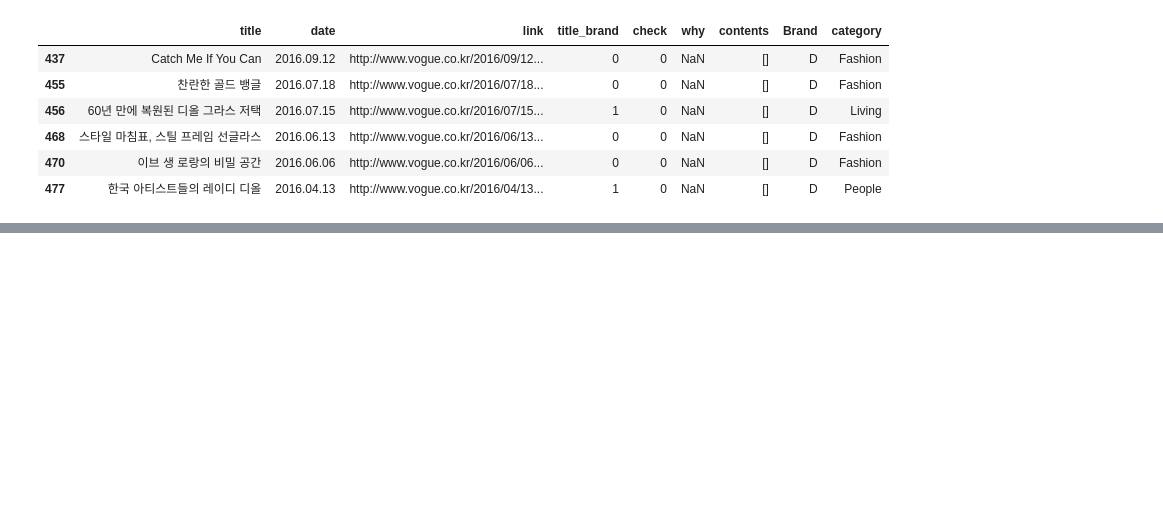
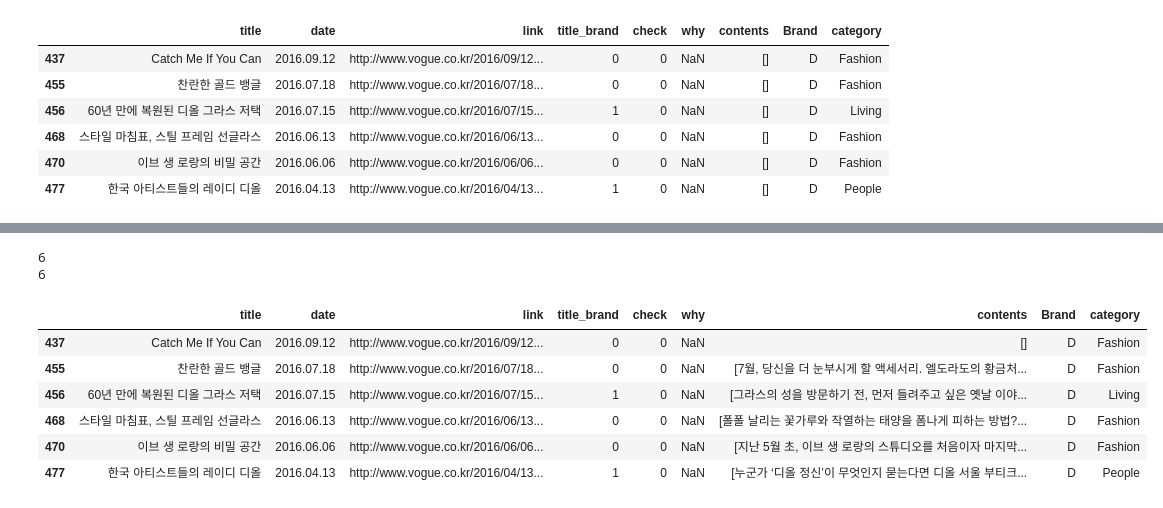
Before and after one commit to rosyminty/BLANDE, a Jupyter notebook: Vogue checking categories_Dior.ipynb, the cells around one changed output, grey strips where cells are left out. Drawn from its saved outputs; the diff is of its cells as text; code cells hidden in the pictures; blank space fills up the shorter version.

```diff
--- a/Vogue checking categories_Dior.ipynb
+++ b/Vogue checking categories_Dior.ipynb
@@ -681,0 +692,3 @@ V_D.iloc[cblank]
+# %%
+driver = webdriver.Chrome(path)     # 크롬 브라우저 제어할 수 있는 객체, 웹브라우저 실행
+driver
@@ -681,0 +697,6 @@ V_D.iloc[cblank]
+# %%
+cUrl = V_D['link'][456]
+driver.get(cUrl)
+# %%
+pghs = driver.find_elements_by_css_selector('p.wp-caption-text')
+pghs[0].text
@@ -681,0 +705,17 @@ V_D.iloc[cblank]
+# %%
+contents = []
+for i in cblank :
+    cUrl = V_D['link'][i]
+    driver.get(cUrl)
+    time.sleep(0.5)
+    pghs = driver.find_elements_by_css_selector('p.wp-caption-text')
+    # print(pghs)
+
+    paragraphs = []
+    for idx in range(len(pghs)) :
+        pgh = pghs[idx].text
+        paragraphs.append(pgh)
+    contents.append(paragraphs)
+    print(i)
+    print(paragraphs)
+    print('-'*100)
@@ -681,0 +741,17 @@ V_D.iloc[cblank]
+# %%
+print(len(cblank))
+print(len(contents))
+# %% [output]
+6
+6
+# %%
+V_D.iloc[cblank,6] = contents
+V_D.iloc[cblank,:]
+# %% [output]
+|  | title | date | link | title_brand | check | why | contents | Brand | category |
+| 437 | Catch Me If You Can | 2016.09.12 | http://www.vogue.co.kr/2016/09/12... | 0 | 0 | NaN | [] | D | Fashion |
+| 455 | 찬란한 골드 뱅글 | 2016.07.18 | http://www.vogue.co.kr/2016/07/18... | 0 | 0 | NaN | [7월, 당신을 더 눈부시게 할 액세서리. 엘도라도의 황금처... | D | Fashion |
+| 456 | 60년 만에 복원된 디올 그라스 저택 | 2016.07.15 | http://www.vogue.co.kr/2016/07/15... | 1 | 0 | NaN | [그라스의 성을 방문하기 전, 먼저 들려주고 싶은 옛날 이야... | D | Living |
+| 468 | 스타일 마침표, 스틸 프레임 선글라스 | 2016.06.13 | http://www.vogue.co.kr/2016/06/13... | 0 | 0 | NaN | [폴폴 날리는 꽃가루와 작열하는 태양을 폼나게 피하는 방법?... | D | Fashion |
+| 470 | 이브 생 로랑의 비밀 공간 | 2016.06.06 | http://www.vogue.co.kr/2016/06/06... | 0 | 0 | NaN | [지난 5월 초, 이브 생 로랑의 스튜디오를 처음이자 마지막... | D | Fashion |
+| 477 | 한국 아티스트들의 레이디 디올 | 2016.04.13 | http://www.vogue.co.kr/2016/04/13... | 1 | 0 | NaN | [누군가 ‘디올 정신’이 무엇인지 묻는다면 디올 서울 부티크... | D | People |
```
Also changed, not shown: parts of 8 cells of this notebook.
